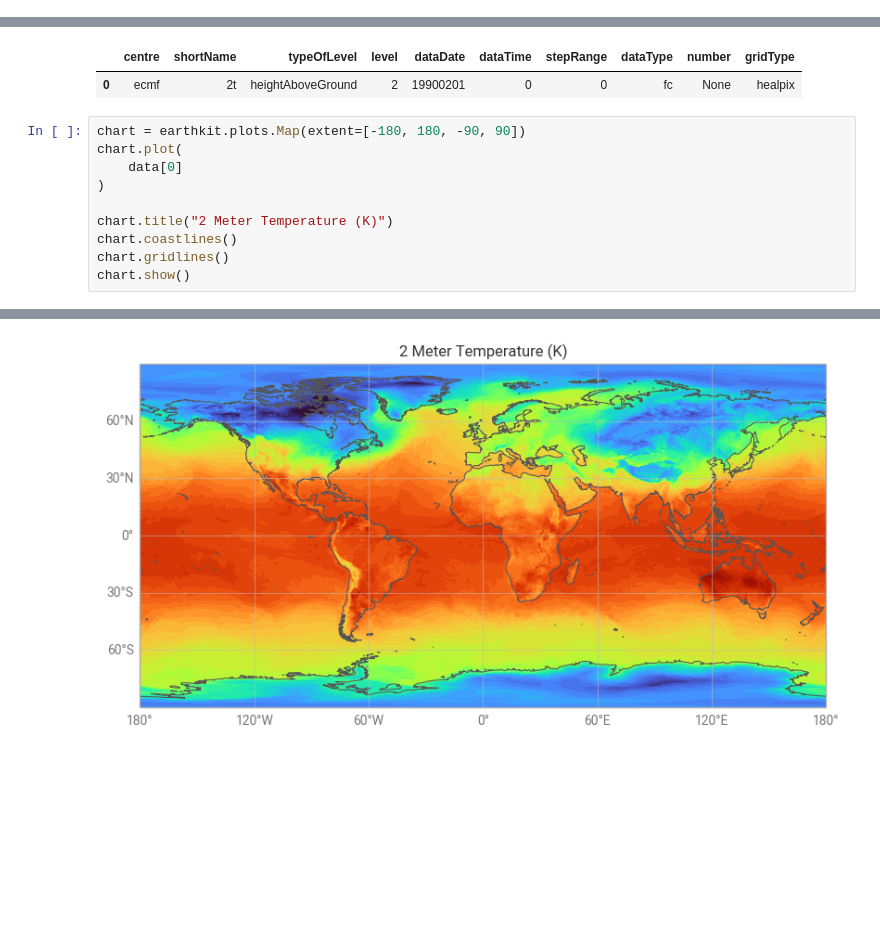
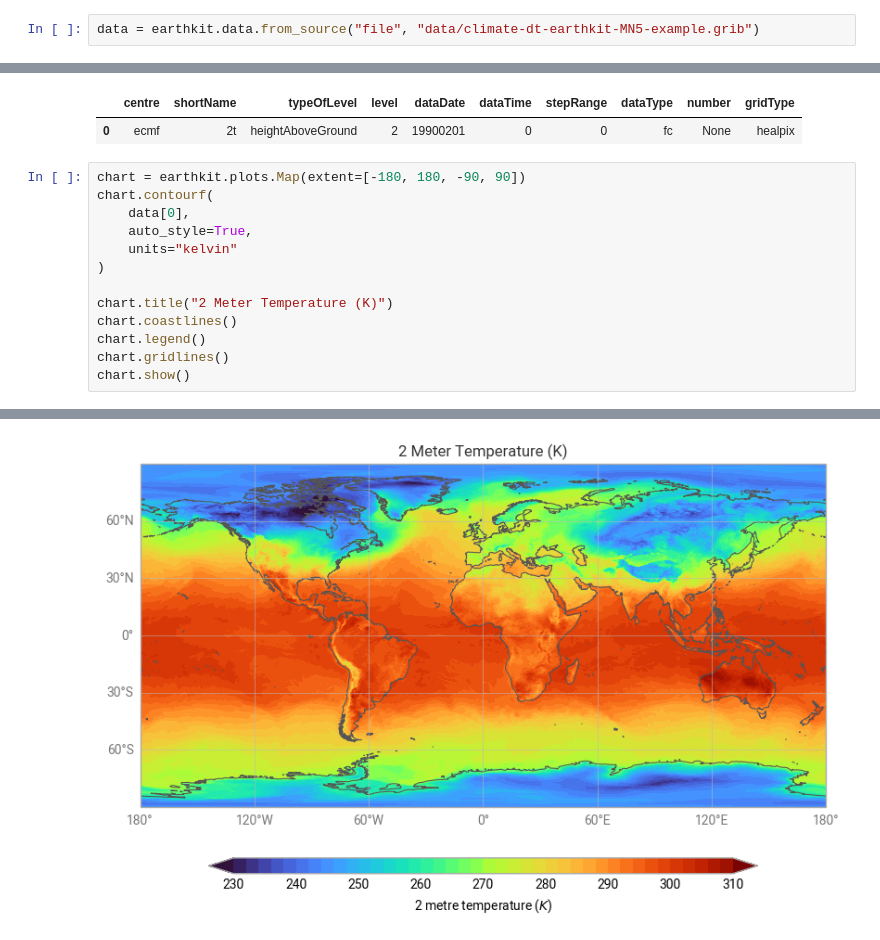
Before and after one commit to destination-earth-digital-twins/polytope-examples, a Jupyter notebook: climate-dt/climate-dt-earthkit-MN5-example.ipynb, the cells around one changed output, grey strips where cells are left out. Cells and saved outputs as stored; diff of their text form; blank space fills up the shorter version.

```diff
--- a/climate-dt/climate-dt-earthkit-MN5-example.ipynb
+++ b/climate-dt/climate-dt-earthkit-MN5-example.ipynb
@@ -58,3 +79,5 @@ data = earthkit.data.from_source("polytope", "destination-earth", request, addre
+# %%
+data = earthkit.data.from_source("file", "data/climate-dt-earthkit-MN5-example.grib")
 # %%
 data.ls()
 # %% [output]
@@ -62,12 +85,15 @@ data.ls()
 | 0 | ecmf | 2t | heightAboveGround | 2 | 19900201 | 0 | 0 | fc | None | healpix |
 # %%
 chart = earthkit.plots.Map(extent=[-180, 180, -90, 90])
-chart.plot(
-    data[0]
+chart.contourf(
+    data[0],
+    auto_style=True,
+    units="kelvin"
 )
 
 chart.title("2 Meter Temperature (K)")
 chart.coastlines()
+chart.legend()
 chart.gridlines()
 chart.show()
 # %% [output]
@@ -74,4 +101,4 @@ chart.show()
-[figure, old version]
+[figure, new version]
 # %%
 # Regrid t=from healpix for conversion to xarray
 data_latlon = earthkit.regrid.interpolate(data, out_grid={"grid": [1,1]}, method="linear")
```
Also changed, not shown: parts of 5 cells of this notebook.
